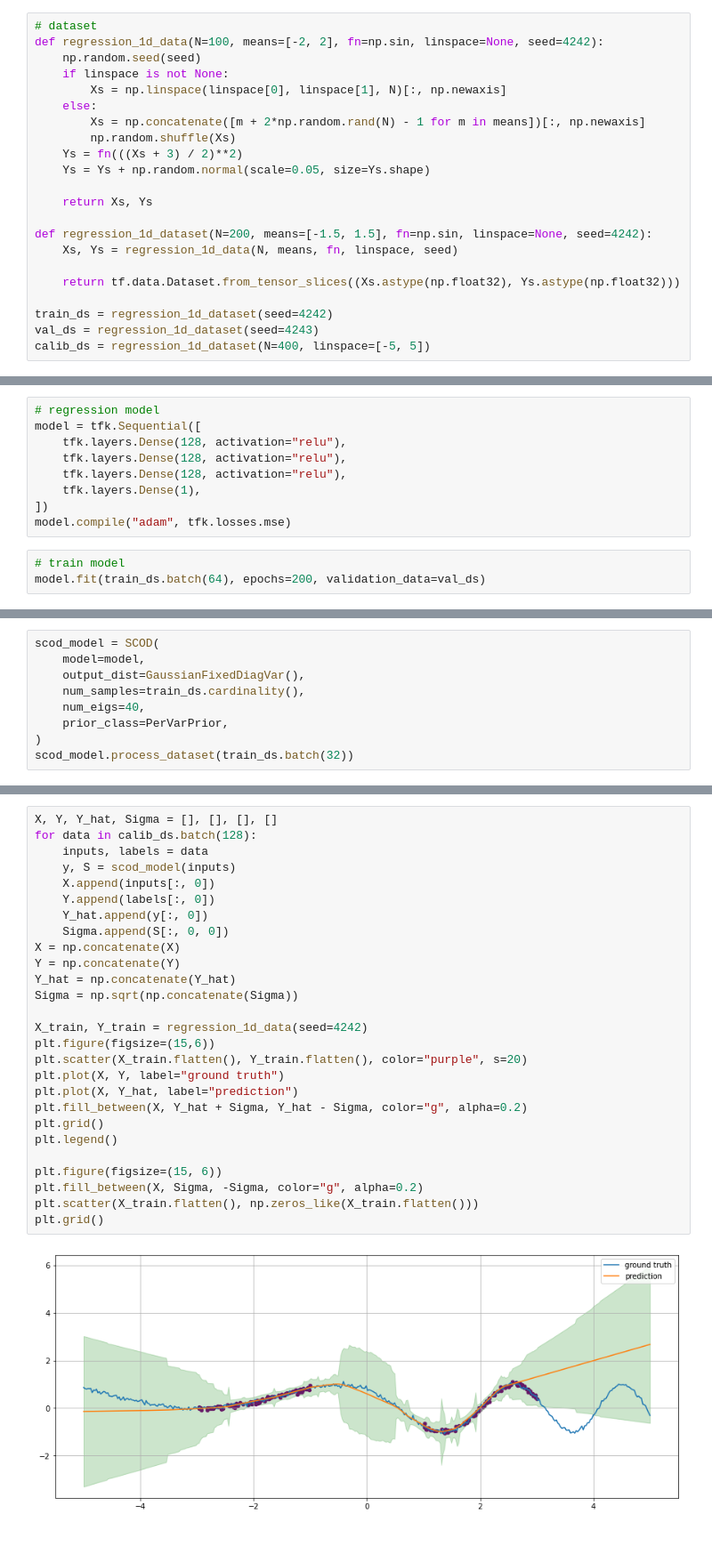
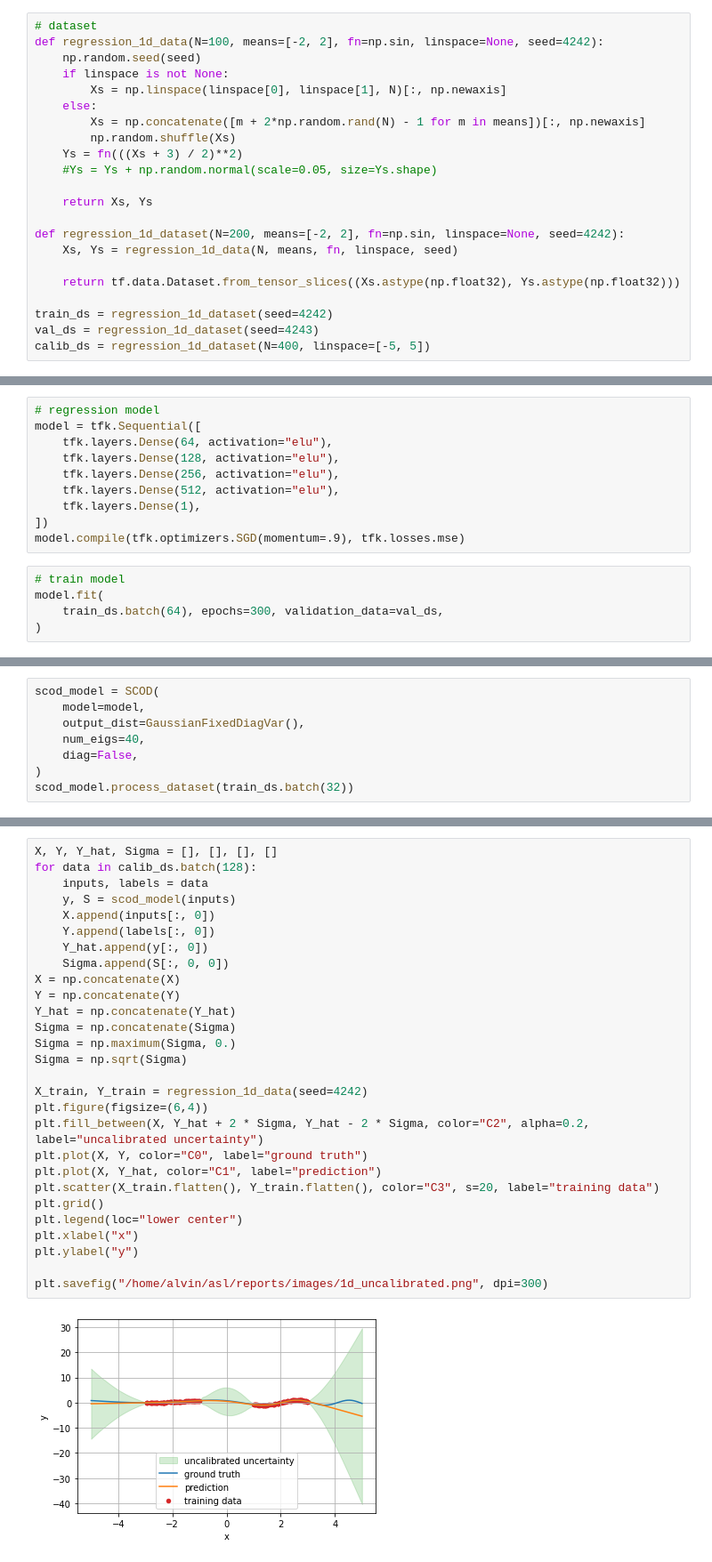
Before and after one commit to alvinsunyixiao/scod-tf, a Jupyter notebook: experiments/regression_1d/1d regression example.ipynb, the cells around one changed output, grey strips where cells are left out. Shown at 89% size. Cells and saved outputs as stored; diff of their text form.

Commit message:
use elu for the 1d regression example

```diff
--- a/experiments/regression_1d/1d regression example.ipynb
+++ b/experiments/regression_1d/1d regression example.ipynb
@@ -19,11 +18,11 @@ def regression_1d_data(N=100, means=[-2, 2], fn=np.sin, linspace=None, seed=4242
         Xs = np.concatenate([m + 2*np.random.rand(N) - 1 for m in means])[:, np.newaxis]
         np.random.shuffle(Xs)
     Ys = fn(((Xs + 3) / 2)**2)
-    Ys = Ys + np.random.normal(scale=0.05, size=Ys.shape)
+    #Ys = Ys + np.random.normal(scale=0.05, size=Ys.shape)
 
     return Xs, Ys
 
-def regression_1d_dataset(N=200, means=[-1.5, 1.5], fn=np.sin, linspace=None, seed=4242):
+def regression_1d_dataset(N=200, means=[-2, 2], fn=np.sin, linspace=None, seed=4242):
     Xs, Ys = regression_1d_data(N, means, fn, linspace, seed)
 
     return tf.data.Dataset.from_tensor_slices((Xs.astype(np.float32), Ys.astype(np.float32)))
@@ -47,13 +46,16 @@ To enable them in other operations, rebuild TensorFlow with the appropriate comp
 # %%
 # regression model
 model = tfk.Sequential([
-    tfk.layers.Dense(128, activation="relu"),
-    tfk.layers.Dense(128, activation="relu"),
-    tfk.layers.Dense(128, activation="relu"),
+    tfk.layers.Dense(64, activation="elu"),
+    tfk.layers.Dense(128, activation="elu"),
+    tfk.layers.Dense(256, activation="elu"),
+    tfk.layers.Dense(512, activation="elu"),
     tfk.layers.Dense(1),
 ])
-model.compile("adam", tfk.losses.mse)
+model.compile(tfk.optimizers.SGD(momentum=.9), tfk.losses.mse)
 # %%
 # train model
-model.fit(train_ds.batch(64), epochs=200, validation_data=val_ds)
+model.fit(
+    train_ds.batch(64), epochs=300, validation_data=val_ds,
+)
 # %% [output]
@@ -79,9 +81,8 @@ Epoch 200/200
 scod_model = SCOD(
     model=model,
     output_dist=GaussianFixedDiagVar(),
-    num_samples=train_ds.cardinality(),
     num_eigs=40,
-    prior_class=PerVarPrior,
+    diag=False,
 )
 scod_model.process_dataset(train_ds.batch(32))
 # %% [output]
@@ -92,29 +107,30 @@ Consider rewriting this model with the Functional API.
 # %%
 X, Y, Y_hat, Sigma = [], [], [], []
 for data in calib_ds.batch(128):
     inputs, labels = data
     y, S = scod_model(inputs)
     X.append(inputs[:, 0])
     Y.append(labels[:, 0])
     Y_hat.append(y[:, 0])
     Sigma.append(S[:, 0, 0])
 X = np.concatenate(X)
 Y = np.concatenate(Y)
 Y_hat = np.concatenate(Y_hat)
-Sigma = np.sqrt(np.concatenate(Sigma))
+Sigma = np.concatenate(Sigma)
+Sigma = np.maximum(Sigma, 0.)
+Sigma = np.sqrt(Sigma)
 
 X_train, Y_train = regression_1d_data(seed=4242)
-plt.figure(figsize=(15,6))
-plt.scatter(X_train.flatten(), Y_train.flatten(), color="purple", s=20)
-plt.plot(X, Y, label="ground truth")
-plt.plot(X, Y_hat, label="prediction")
-plt.fill_between(X, Y_hat + Sigma, Y_hat - Sigma, color="g", alpha=0.2)
+plt.figure(figsize=(6,4))
+plt.fill_between(X, Y_hat + 2 * Sigma, Y_hat - 2 * Sigma, color="C2", alpha=0.2, label="uncalibrated uncertainty")
+plt.plot(X, Y, color="C0", label="ground truth")
+plt.plot(X, Y_hat, color="C1", label="prediction")
+plt.scatter(X_train.flatten(), Y_train.flatten(), color="C3", s=20, label="training data")
 plt.grid()
-plt.legend()
+plt.legend(loc="lower center")
+plt.xlabel("x")
+plt.ylabel("y")
 
-plt.figure(figsize=(15, 6))
-plt.fill_between(X, Sigma, -Sigma, color="g", alpha=0.2)
-plt.scatter(X_train.flatten(), np.zeros_like(X_train.flatten()))
-plt.grid()
+plt.savefig("/home/alvin/asl/reports/images/1d_uncalibrated.png", dpi=300)
 # %% [output]
-[figure, old version]
+[figure, new version]
```
Also changed, not shown: parts of 9 cells of this notebook.
